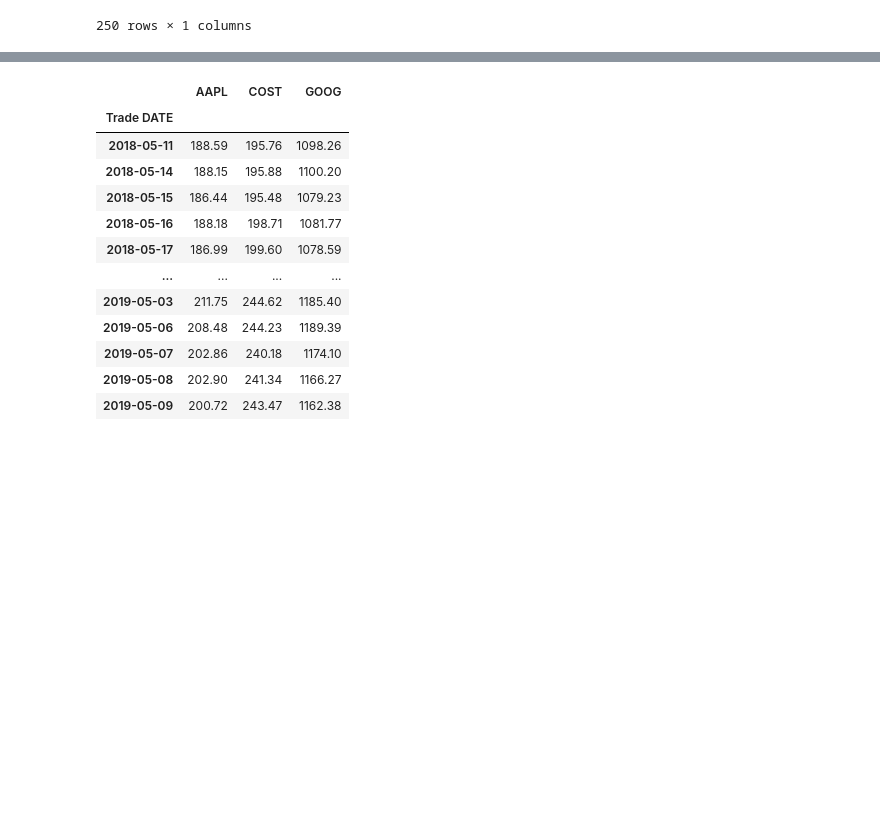
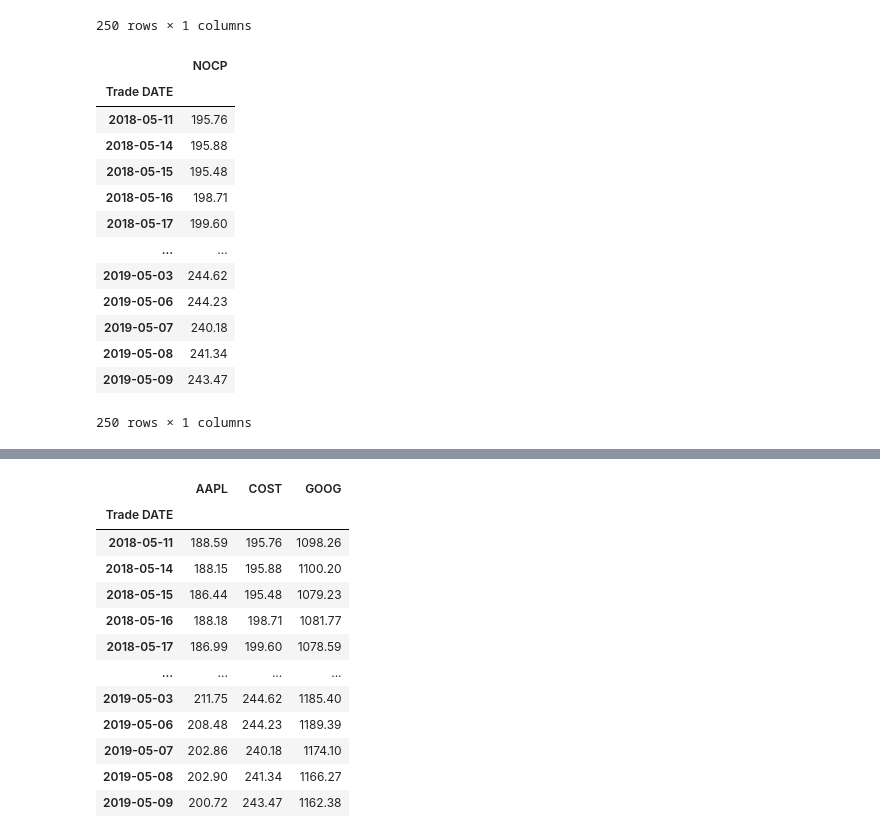
Before and after one commit to jdonnelly0804/Module-4-Challenge, a Jupyter notebook: whale_analysis.ipynb, the cells around one changed output, grey strips where cells are left out. Cells and saved outputs as stored; diff of their text form; code cells hidden in the pictures; blank space fills up the shorter version.

```diff
--- a/whale_analysis.ipynb
+++ b/whale_analysis.ipynb
@@ -345,9 +337,25 @@ aapl_df
 | 2019-05-09 | 200.72 |
 250 rows × 1 columns
 # %%
-# Reading data from 2nd stock
+# Reading data from 2nd stock (costco)
 costco = Path("../Module-4-Challenge/Resources/cost_historical.csv")
 cost_df = pd.read_csv(costco, index_col= 'Trade DATE',infer_datetime_format= True, parse_dates=True)
 cost_df.sort_index(inplace= True)
 cost_df = cost_df.drop(columns=['Symbol'])
+cost_df
+# %% [output]
+|  | NOCP |
+| Trade DATE |  |
+| 2018-05-11 | 195.76 |
+| 2018-05-14 | 195.88 |
+| 2018-05-15 | 195.48 |
+| 2018-05-16 | 198.71 |
+| 2018-05-17 | 199.60 |
+| ... | ... |
+| 2019-05-03 | 244.62 |
+| 2019-05-06 | 244.23 |
+| 2019-05-07 | 240.18 |
+| 2019-05-08 | 241.34 |
+| 2019-05-09 | 243.47 |
+250 rows × 1 columns
 # %%
```
Also changed, not shown: parts of 16 cells of this notebook.
